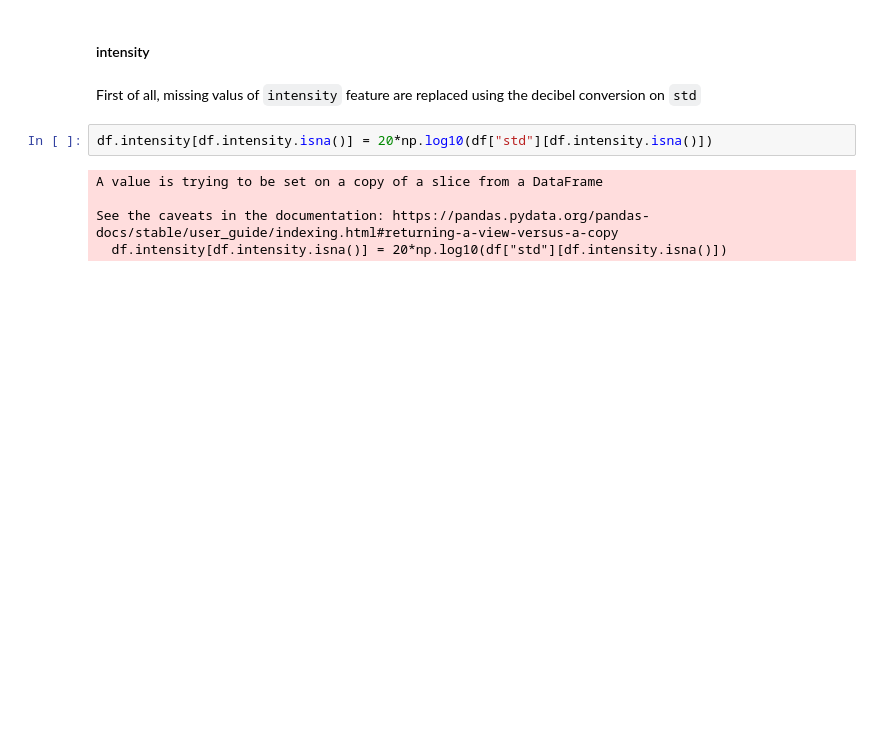
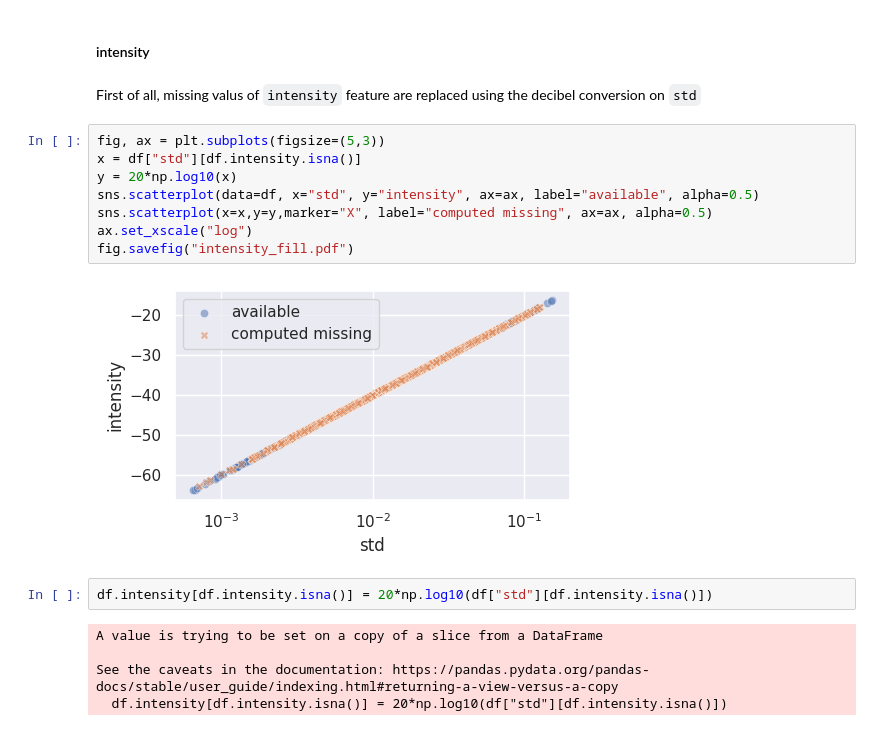
Before and after one commit to djanloo/dynamiting, a Jupyter notebook: UNDERSTANDING/data_understanding.ipynb, the cells around one changed output. Drawn from its saved outputs; the diff is of its cells as text; blank space fills up the shorter version.

```diff
--- a/UNDERSTANDING/data_understanding.ipynb
+++ b/UNDERSTANDING/data_understanding.ipynb
@@ -313,6 +339,16 @@ plt.legend()
 #### intensity
 # %% [markdown]
 First of all, missing valus of `intensity` feature are replaced using the decibel conversion on `std`
+# %%
+fig, ax = plt.subplots(figsize=(5,3))
+x = df["std"][df.intensity.isna()]
+y = 20*np.log10(x)
+sns.scatterplot(data=df, x="std", y="intensity", ax=ax, label="available", alpha=0.5)
+sns.scatterplot(x=x,y=y,marker="X", label="computed missing", ax=ax, alpha=0.5)
+ax.set_xscale("log")
+fig.savefig("intensity_fill.pdf")
+# %% [output]
+[figure, added]
 # %%
 df.intensity[df.intensity.isna()] = 20*np.log10(df["std"][df.intensity.isna()])
 # %% [output]
```
Also changed, not shown: parts of 13 cells of this notebook, 8 other files.
